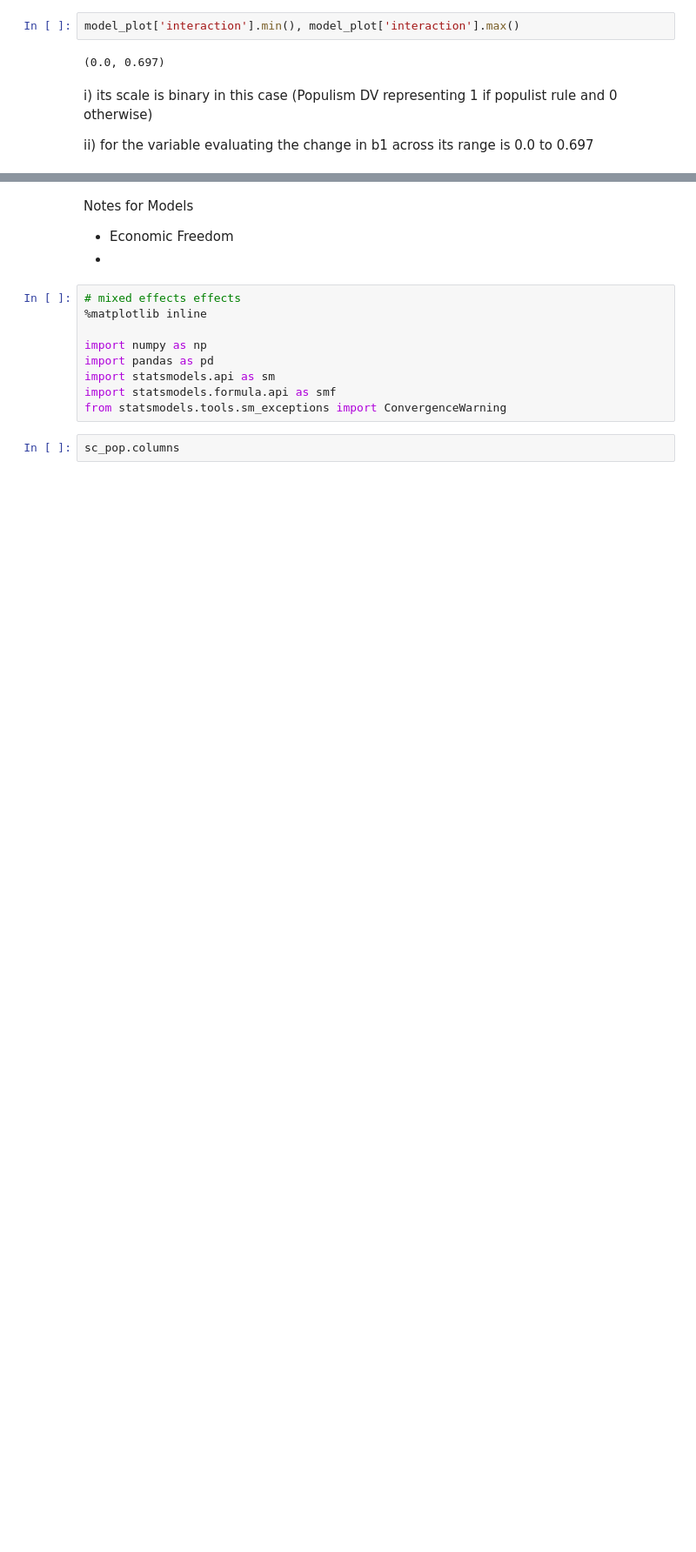
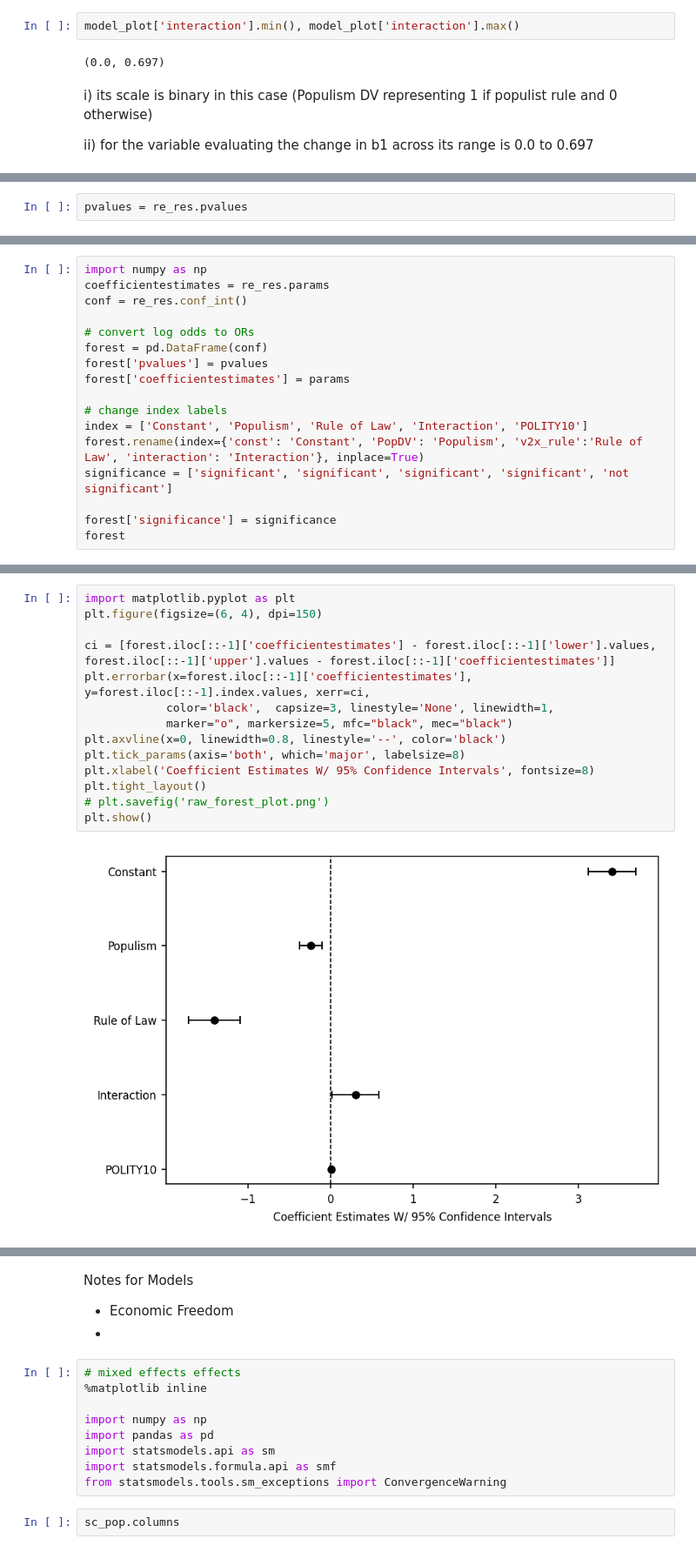
Before and after one commit to jgkorman/Python-Projects, a Jupyter notebook: State_Capture_and_Populism_data.ipynb, the cells around one changed output, grey strips where cells are left out. Shown at 87% size. Drawn from its saved outputs; the diff is of its cells as text; blank space fills up the shorter version.

Commit message:
Creating marginal effects and forest plots

```diff
--- a/State_Capture_and_Populism_data.ipynb
+++ b/State_Capture_and_Populism_data.ipynb
@@ -537,0 +532,2 @@ len(model.columns)
+# %%
+pvalues = re_res.pvalues
@@ -537,0 +543,17 @@ len(model.columns)
+# %%
+import numpy as np
+coefficientestimates = re_res.params
+conf = re_res.conf_int()
+
+# convert log odds to ORs
+forest = pd.DataFrame(conf)
+forest['pvalues'] = pvalues
+forest['coefficientestimates'] = params
+
+# change index labels
+index = ['Constant', 'Populism', 'Rule of Law', 'Interaction', 'POLITY10']
+forest.rename(index={'const': 'Constant', 'PopDV': 'Populism', 'v2x_rule':'Rule of Law', 'interaction': 'Interaction'}, inplace=True)
+significance = ['significant', 'significant', 'significant', 'significant', 'not significant']
+
+forest['significance'] = significance
+forest
@@ -537,0 +567,16 @@ len(model.columns)
+# %%
+import matplotlib.pyplot as plt
+plt.figure(figsize=(6, 4), dpi=150)
+
+ci = [forest.iloc[::-1]['coefficientestimates'] - forest.iloc[::-1]['lower'].values, forest.iloc[::-1]['upper'].values - forest.iloc[::-1]['coefficientestimates']]
+plt.errorbar(x=forest.iloc[::-1]['coefficientestimates'], y=forest.iloc[::-1].index.values, xerr=ci,
+            color='black',  capsize=3, linestyle='None', linewidth=1,
+            marker="o", markersize=5, mfc="black", mec="black")
+plt.axvline(x=0, linewidth=0.8, linestyle='--', color='black')
+plt.tick_params(axis='both', which='major', labelsize=8)
+plt.xlabel('Coefficient Estimates W/ 95% Confidence Intervals', fontsize=8)
+plt.tight_layout()
+# plt.savefig('raw_forest_plot.png')
+plt.show()
+# %% [output]
+[figure, added]
```
Also changed, not shown: parts of 13 cells of this notebook.
